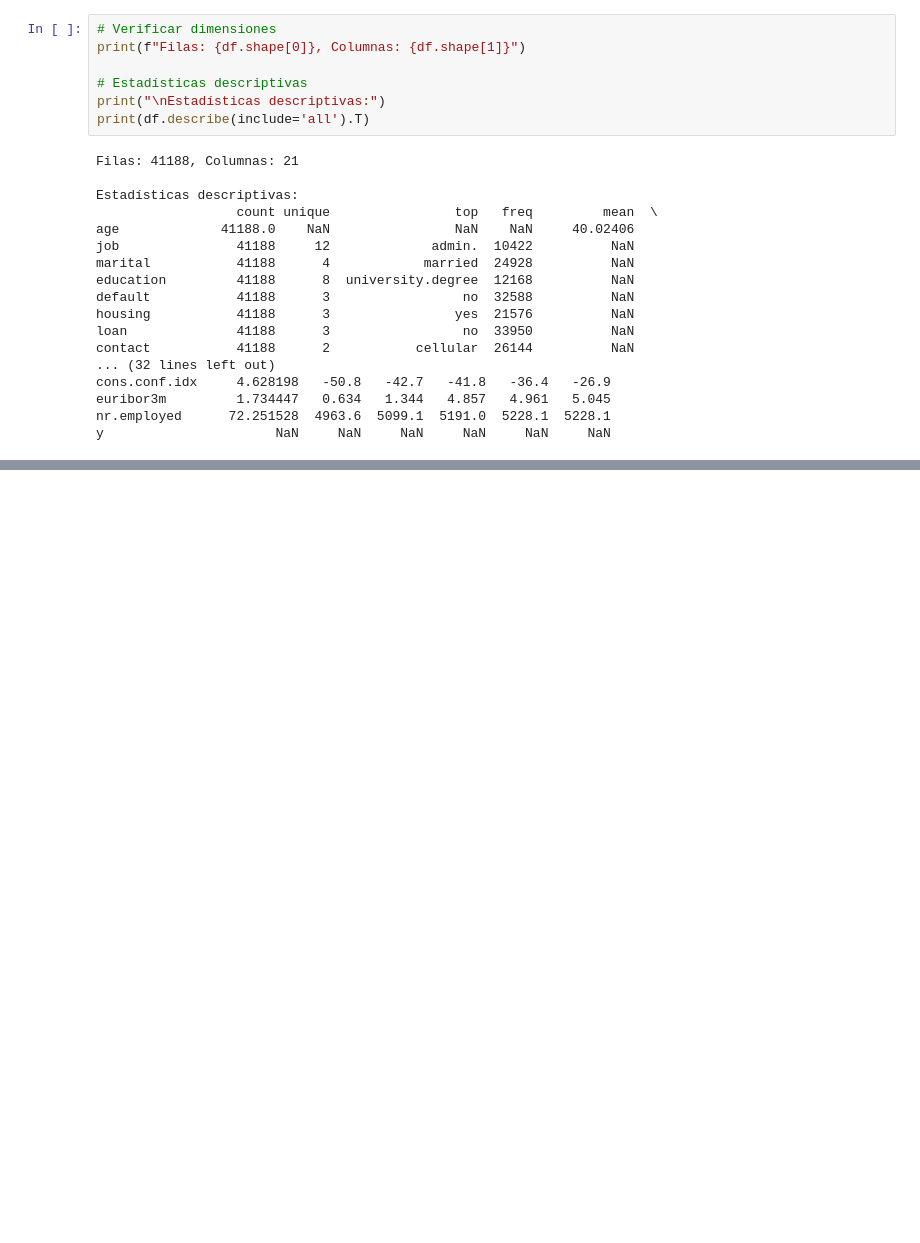
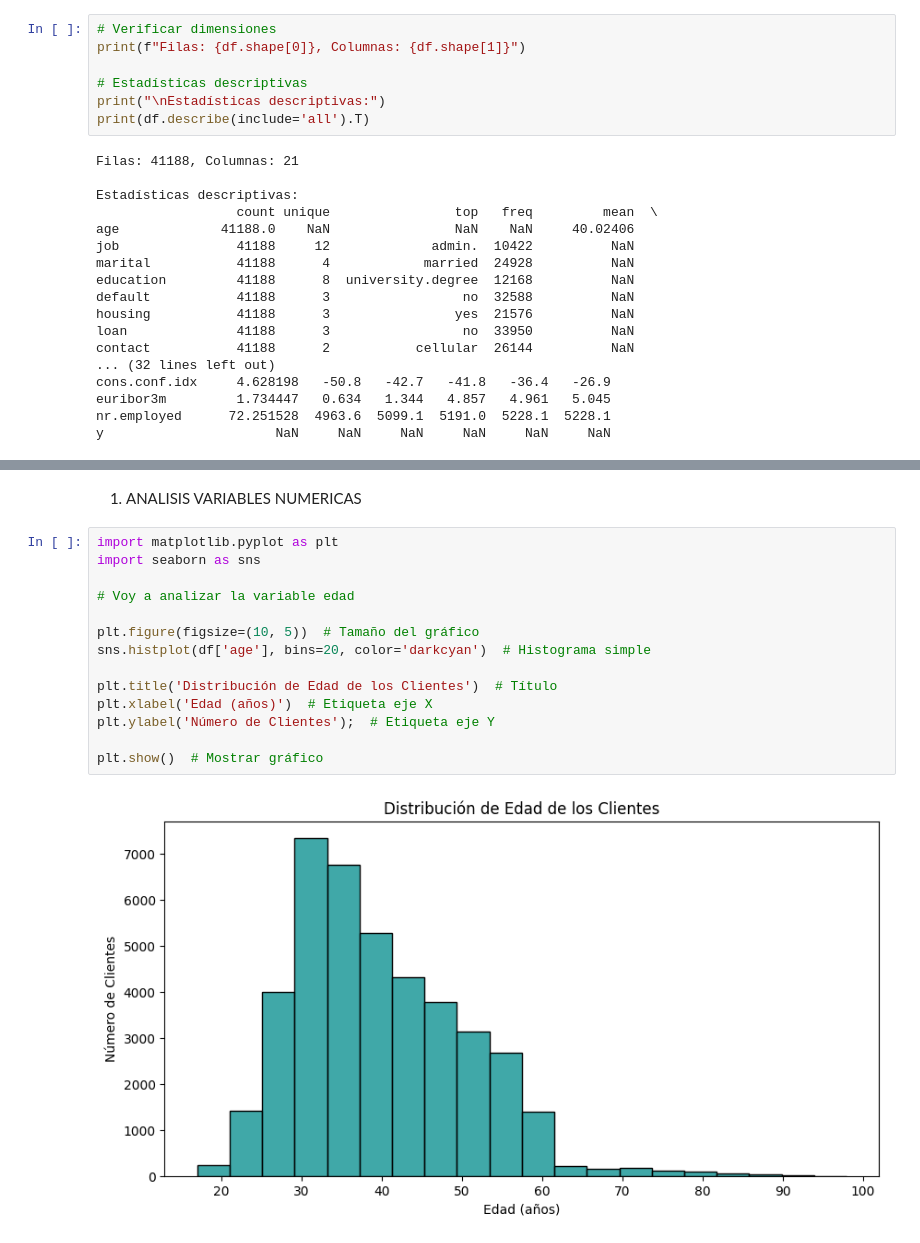
Before and after one commit to 4GeeksAcademy/pablo.rodado.regresion1-machine-learning-python-template, a Jupyter notebook: src/explore.ipynb, the cells around one changed output, grey strips where cells are left out. Cells and saved outputs as stored; diff of their text form; blank space fills up the shorter version.

```diff
--- a/src/explore.ipynb
+++ b/src/explore.ipynb
@@ -109,0 +224,18 @@ y                      NaN     NaN     NaN     NaN     NaN     NaN
+# %% [markdown]
+1. ANALISIS VARIABLES NUMERICAS
+# %%
+import matplotlib.pyplot as plt
+import seaborn as sns
+
+# Voy a analizar la variable edad
+
+plt.figure(figsize=(10, 5))  # Tamaño del gráfico
+sns.histplot(df['age'], bins=20, color='darkcyan')  # Histograma simple
+
+plt.title('Distribución de Edad de los Clientes')  # Título
+plt.xlabel('Edad (años)')  # Etiqueta eje X
+plt.ylabel('Número de Clientes');  # Etiqueta eje Y
+
+plt.show()  # Mostrar gráfico
+# %% [output]
+[figure, added]
```
Also changed, not shown: parts of 22 cells of this notebook, 1 other file.
